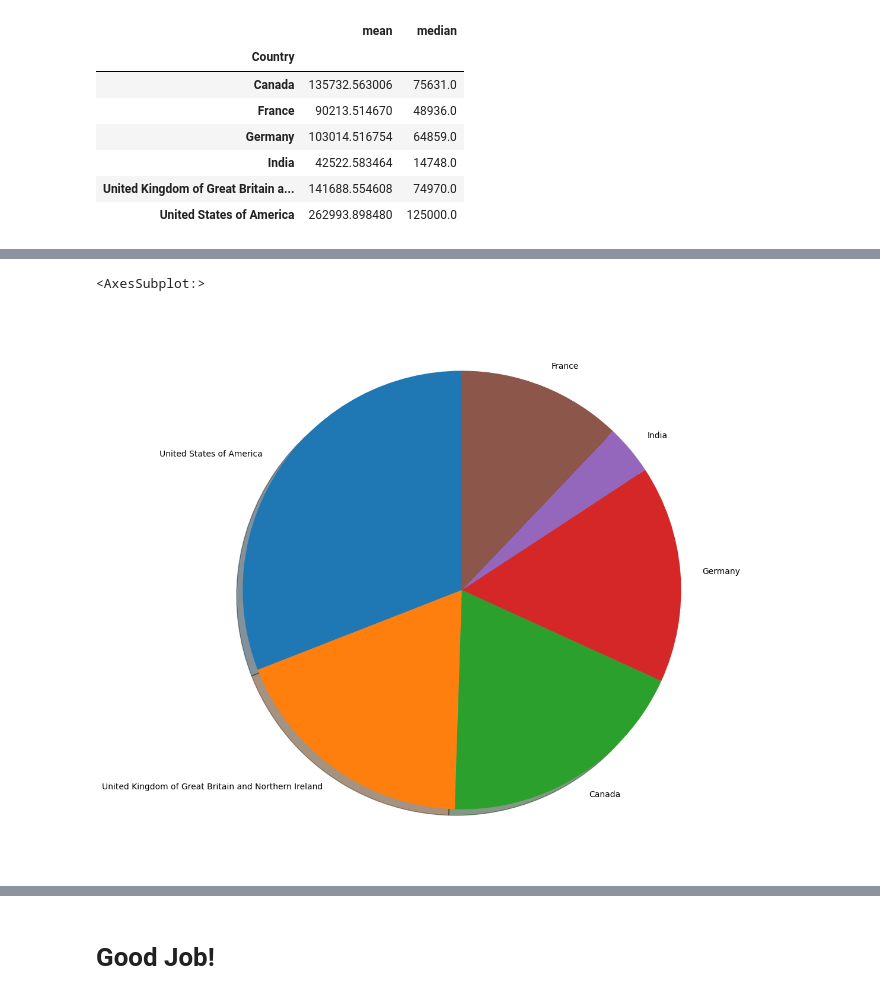
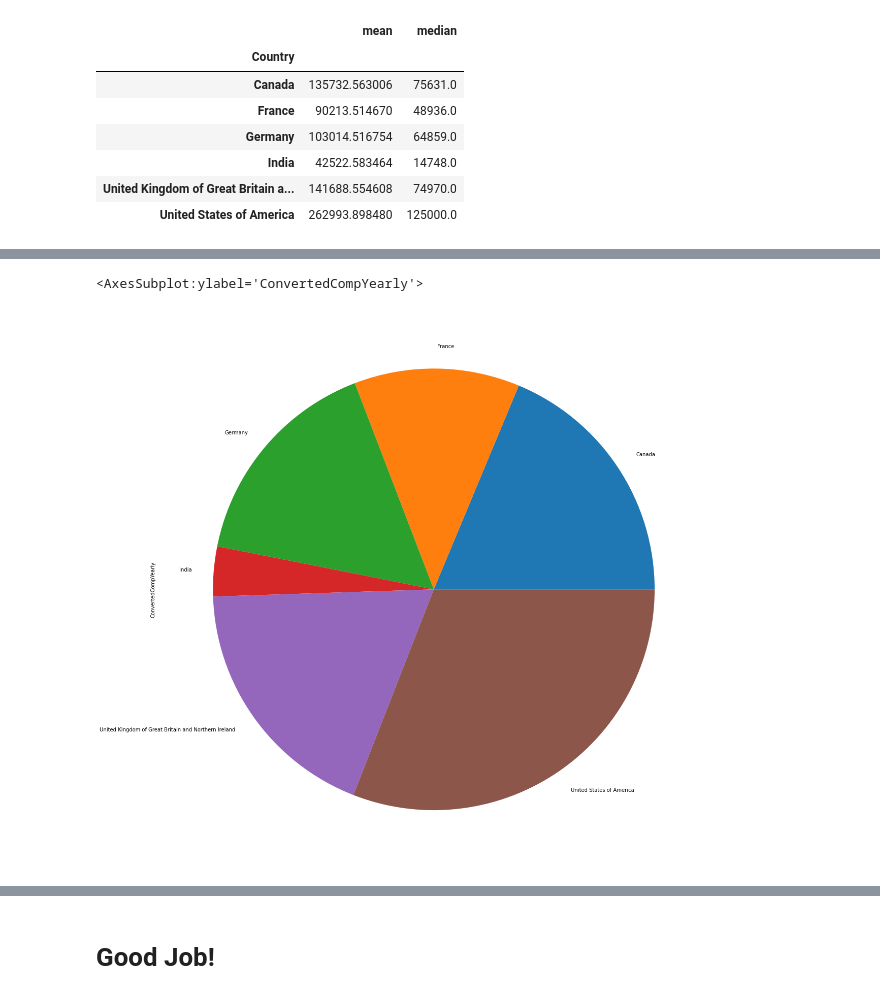
Before and after one commit to aayushkananu/Data-Science-Project, a Jupyter notebook: First_Project.ipynb, the cells around one changed output, grey strips where cells are left out. Cells and saved outputs as stored; diff of their text form; code cells hidden in the pictures.

```diff
--- a/First_Project.ipynb
+++ b/First_Project.ipynb
@@ -236,8 +212,10 @@ selected_countries.groupby('Country')['ConvertedCompYearly'].agg(['mean', 'media
 # %%
 #Reproduce the following
+selected_countries_chart = selected_countries.groupby('Country')['ConvertedCompYearly'].median()
+selected_countries_chart.plot.pie(figsize =(25,20))
 # %% [output]
-<AxesSubplot:>
+<AxesSubplot:ylabel='ConvertedCompYearly'>
-[figure, old version]
+[figure, new version]
 # %%
 #Reproduce the following plot of US developer aga in the x-axis and their
 #salary in the y-axis
```
Also changed, not shown: parts of 15 cells of this notebook, 1 other file.
